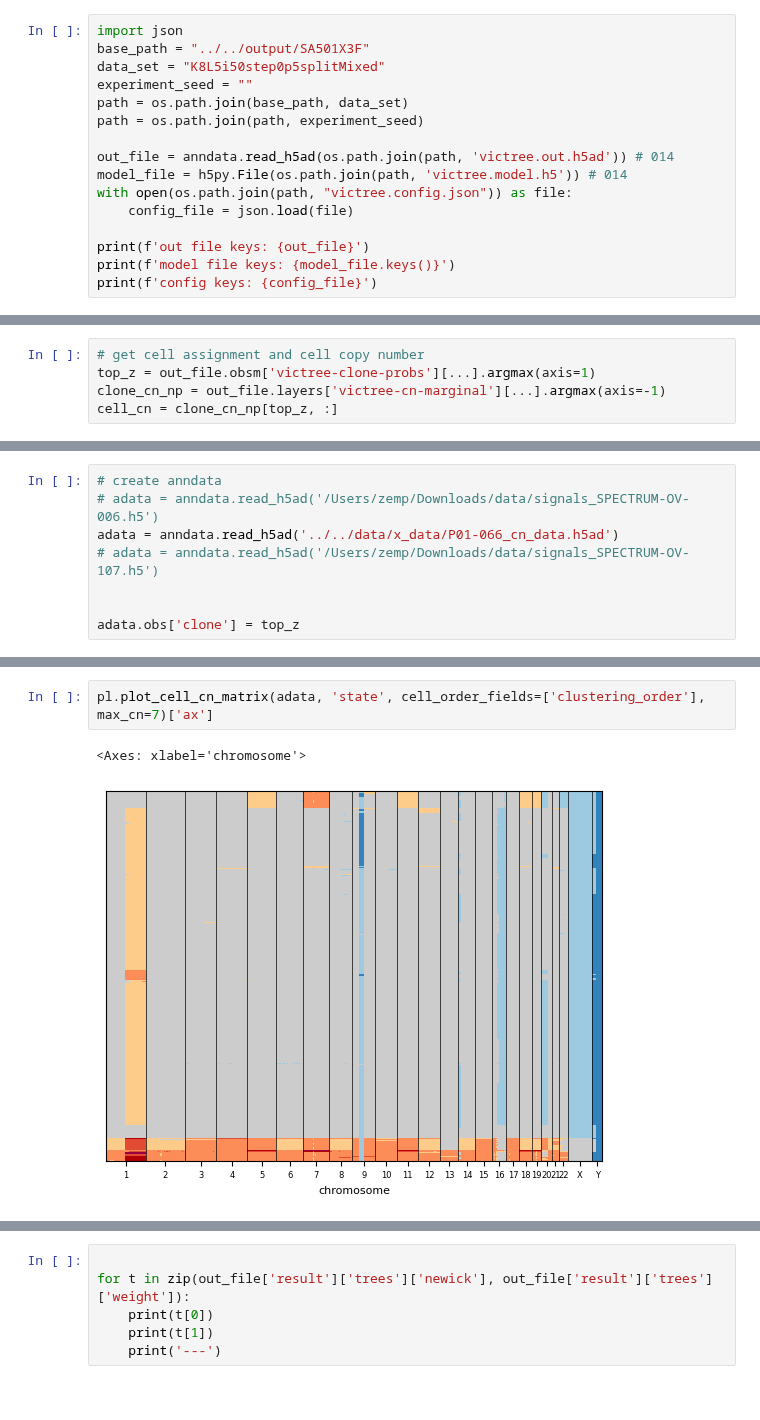
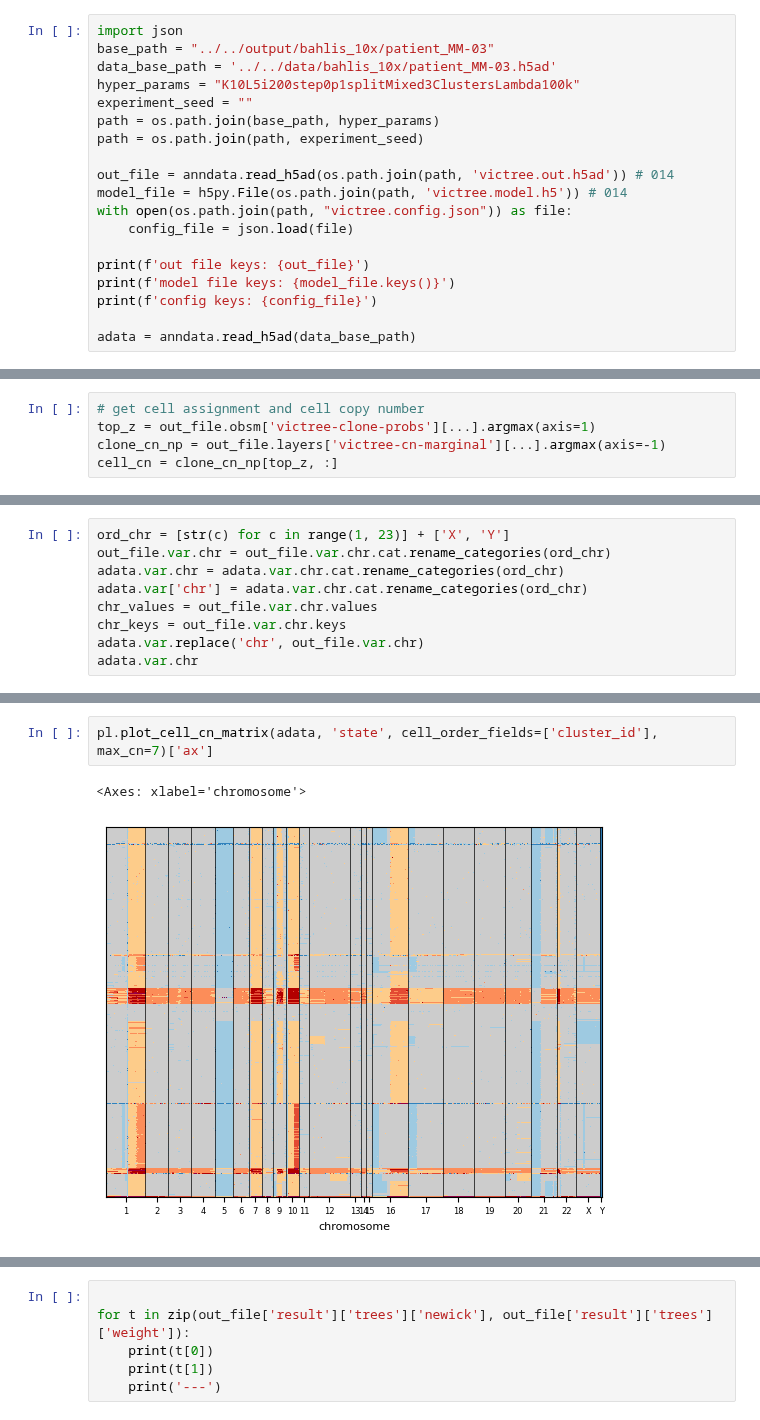
Before and after one commit to Lagergren-Lab/victree, a Jupyter notebook: src/experiments/cnplot_scgenome_new_output_format.ipynb, the cells around one changed output, grey strips where cells are left out. Saved outputs shown, nothing was run; the diff lists cells and outputs as text.

```diff
--- a/src/experiments/cnplot_scgenome_new_output_format.ipynb
+++ b/src/experiments/cnplot_scgenome_new_output_format.ipynb
@@ -15,10 +15,11 @@ print(os.getcwd())
 /Users/haraldme/git/Lagergren Lab/CopyTree/VICTree/victree/src/experiments
 # %%
 import json
-base_path = "../../output/SA501X3F"
-data_set = "K8L5i50step0p5splitMixed"
+base_path = "../../output/bahlis_10x/patient_MM-03"
+data_base_path = '../../data/bahlis_10x/patient_MM-03.h5ad'
+hyper_params = "K10L5i200step0p1splitMixed3ClustersLambda100k"
 experiment_seed = ""
-path = os.path.join(base_path, data_set)
+path = os.path.join(base_path, hyper_params)
 path = os.path.join(path, experiment_seed)
 
 out_file = anndata.read_h5ad(os.path.join(path, 'victree.out.h5ad')) # 014
@@ -29,4 +30,6 @@ with open(os.path.join(path, "victree.config.json")) as file:
 print(f'out file keys: {out_file}')
 print(f'model file keys: {model_file.keys()}')
 print(f'config keys: {config_file}')
+
+adata = anndata.read_h5ad(data_base_path)
 # %% [output]
@@ -68,8 +57,0 @@ tensor([[1.0000e-08, 1.0000e+00, 1.7885e-08, 1.0000e-08, 1.0000e-08, 1.0000e-08,
-# %%
-# create anndata
-# adata = anndata.read_h5ad('/Users/zemp/Downloads/data/signals_SPECTRUM-OV-006.h5')
-adata = anndata.read_h5ad('../../data/x_data/P01-066_cn_data.h5ad')
-# adata = anndata.read_h5ad('/Users/zemp/Downloads/data/signals_SPECTRUM-OV-107.h5')
-
-
-adata.obs['clone'] = top_z
@@ -89,0 +58,9 @@ print(qC_argmax[5, 5000:5200])
+# %%
+ord_chr = [str(c) for c in range(1, 23)] + ['X', 'Y']
+out_file.var.chr = out_file.var.chr.cat.rename_categories(ord_chr)
+adata.var.chr = adata.var.chr.cat.rename_categories(ord_chr)
+adata.var['chr'] = adata.var.chr.cat.rename_categories(ord_chr)
+chr_values = out_file.var.chr.values
+chr_keys = out_file.var.chr.keys
+adata.var.replace('chr', out_file.var.chr)
+adata.var.chr
@@ -101,8 +100,8 @@ g = pl.plot_cell_cn_matrix_fig(adata, 'state', cell_order_fields=['clone'])
 # %%
-pl.plot_cell_cn_matrix(adata, 'state', cell_order_fields=['clustering_order'], max_cn=7)['ax']
+pl.plot_cell_cn_matrix(adata, 'state', cell_order_fields=['cluster_id'], max_cn=7)['ax']
 # %% [output]
 <Axes: xlabel='chromosome'>
-[figure, old version]
+[figure, new version]
 # %%
 import networkx as nx
 from networkx.drawing.nx_pydot import graphviz_layout
```
Also changed, not shown: parts of 14 cells of this notebook, 4 other files.
